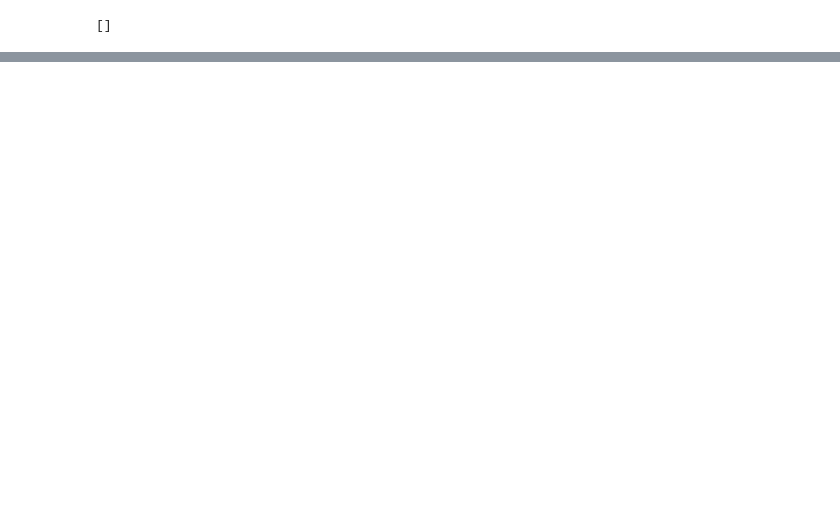
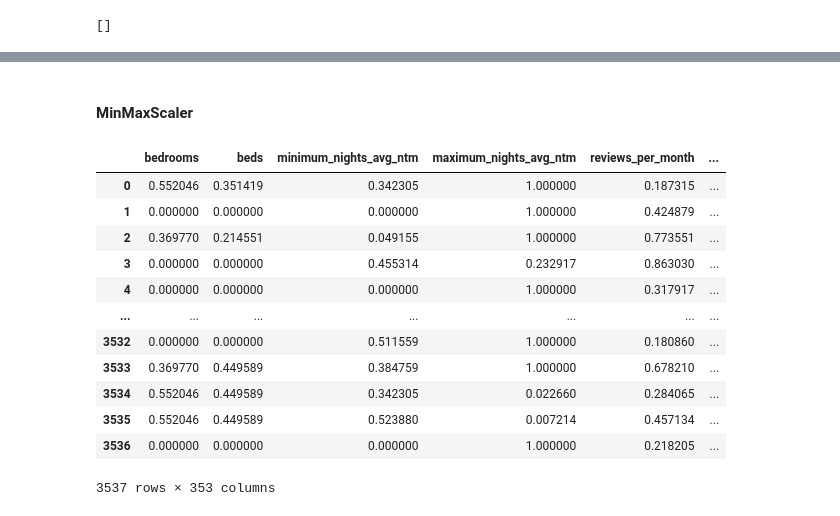
Before and after one commit to mxagar/airbnb_data_analysis, a Jupyter notebook: 02_AirBnB_DataAnalysis_FeatureEngineering_and_Selection.ipynb, the cells around one changed output, grey strips where cells are left out. Saved outputs shown, nothing was run; the diff lists cells and outputs as text; code cells hidden in the pictures; blank space fills up the shorter version.

```diff
--- a/02_AirBnB_DataAnalysis_FeatureEngineering_and_Selection.ipynb
+++ b/02_AirBnB_DataAnalysis_FeatureEngineering_and_Selection.ipynb
@@ -1344,0 +1423,10 @@ list(X.select_dtypes(['object']).columns)
+# %%
+id_row = X['id']
+X_train, X_test, y_train, y_test = train_test_split(
+    X.drop('id',axis=1), # predictive variables
+    y, # target
+    test_size=0.1, # portion of dataset to allocate to test set
+    random_state=0, # we are setting the seed here
+)
+
+X_train.shape, X_test.shape
@@ -1344,0 +1448,35 @@ list(X.select_dtypes(['object']).columns)
+# %% [markdown]
+#### MinMaxScaler
+# %%
+scaler = MinMaxScaler()
+
+# Fit the scaler to the train set only
+scaler.fit(X_train)
+
+# Transform both train/split and convert the numpy arrays
+# into data frames
+X_train = pd.DataFrame(
+    scaler.transform(X_train),
+    columns=X_train.columns
+)
+
+X_test = pd.DataFrame(
+    scaler.transform(X_test),
+    columns=X_train.columns
+)
+# %%
+X_train
+# %% [output]
+|  | bedrooms | beds | minimum_nights_avg_ntm | maximum_nights_avg_ntm | reviews_per_month | ... |
+| 0 | 0.552046 | 0.351419 | 0.342305 | 1.000000 | 0.187315 | ... |
+| 1 | 0.000000 | 0.000000 | 0.000000 | 1.000000 | 0.424879 | ... |
+| 2 | 0.369770 | 0.214551 | 0.049155 | 1.000000 | 0.773551 | ... |
+| 3 | 0.000000 | 0.000000 | 0.455314 | 0.232917 | 0.863030 | ... |
+| 4 | 0.000000 | 0.000000 | 0.000000 | 1.000000 | 0.317917 | ... |
+| ... | ... | ... | ... | ... | ... | ... |
+| 3532 | 0.000000 | 0.000000 | 0.511559 | 1.000000 | 0.180860 | ... |
+| 3533 | 0.369770 | 0.449589 | 0.384759 | 1.000000 | 0.678210 | ... |
+| 3534 | 0.552046 | 0.449589 | 0.342305 | 0.022660 | 0.284065 | ... |
+| 3535 | 0.552046 | 0.449589 | 0.523880 | 0.007214 | 0.457134 | ... |
+| 3536 | 0.000000 | 0.000000 | 0.000000 | 1.000000 | 0.218205 | ... |
+3537 rows × 353 columns
```
Also changed, not shown: parts of 41 cells of this notebook, 1 other file.
